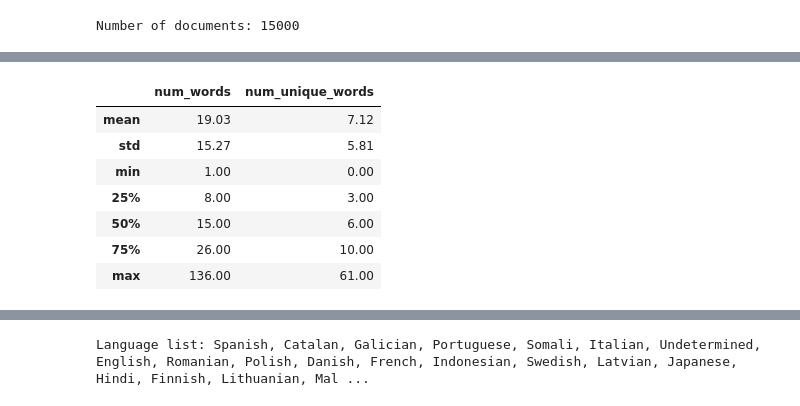
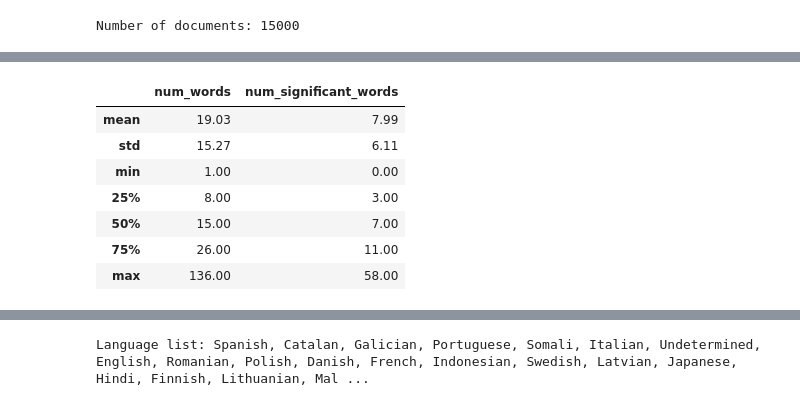
Before and after one commit to agusriscos/verifiable-phrase-detection, a Jupyter notebook: notebooks/descriptive_analysis.ipynb, the cells around one changed output, grey strips where cells are left out. Cells and saved outputs as stored; diff of their text form; code cells hidden in the pictures.

Commit message:
Refactor preprocess scripts

```diff
--- a/notebooks/descriptive_analysis.ipynb
+++ b/notebooks/descriptive_analysis.ipynb
@@ -12,5 +12,5 @@ from src.preprocess import preprocess_google as google_preprocessor
 # %%
-claim_df = pd.read_csv("/Users/kairosds/verifiable-phrase-detection/data/ml_test_data.csv")
+claim_df = pd.read_csv("/home/agusriscos/verifiable-phrase-detection/data/raw_data_with_language.csv")
 # %%
 print("Number of documents:", claim_df.shape[0])
 # %% [output]
@@ -42,8 +48,9 @@ fig.show("svg")
 # %%
-claim_pipeline = spacy_preprocessor.load_processing_pipeline()
+claim_pipeline = preprocessor.load_processing_pipeline()
 # %%
+# Count words after simple tokenization (removing punctuation)
 claim_df["num_words"] = claim_df["text"].apply(
-    lambda x: len(spacy_preprocessor.tokenize(claim_pipeline, x, with_punctuation=False))
+    lambda x: len(preprocessor.tokenize(claim_pipeline, x, with_punctuation=False))
 )
 # %%
 fig = px.violin(claim_df, x="claim", y="num_words", color="claim", box=True)
@@ -61,5 +71,5 @@ fig.show("svg")
 # %%
-claim_df["num_significative_words"] = claim_df["text"].apply(
-    lambda x: len(set(spacy_preprocessor.normalize(claim_pipeline, x)))
+claim_df["num_significant_words"] = claim_df["text"].apply(
+    lambda x: len(set(preprocessor.filter_significant_words(claim_pipeline, x)))
 )
 # %%
@@ -71,11 +79,11 @@ fig.show("svg")
 # %%
-claim_df[["num_words", "num_unique_words"]].describe().drop(["count"]).apply(lambda x: round(x, 2))
+claim_df[["num_words", "num_significant_words"]].describe().drop(["count"]).apply(lambda x: round(x, 2))
 # %% [output]
-|  | num_words | num_unique_words |
-| mean | 19.03 | 7.12 |
-| std | 15.27 | 5.81 |
+|  | num_words | num_significant_words |
+| mean | 19.03 | 7.99 |
+| std | 15.27 | 6.11 |
 | min | 1.00 | 0.00 |
 | 25% | 8.00 | 3.00 |
-| 50% | 15.00 | 6.00 |
-| 75% | 26.00 | 10.00 |
-| max | 136.00 | 61.00 |
+| 50% | 15.00 | 7.00 |
+| 75% | 26.00 | 11.00 |
+| max | 136.00 | 58.00 |
```
Also changed, not shown: parts of 27 cells of this notebook, 5 other files.
